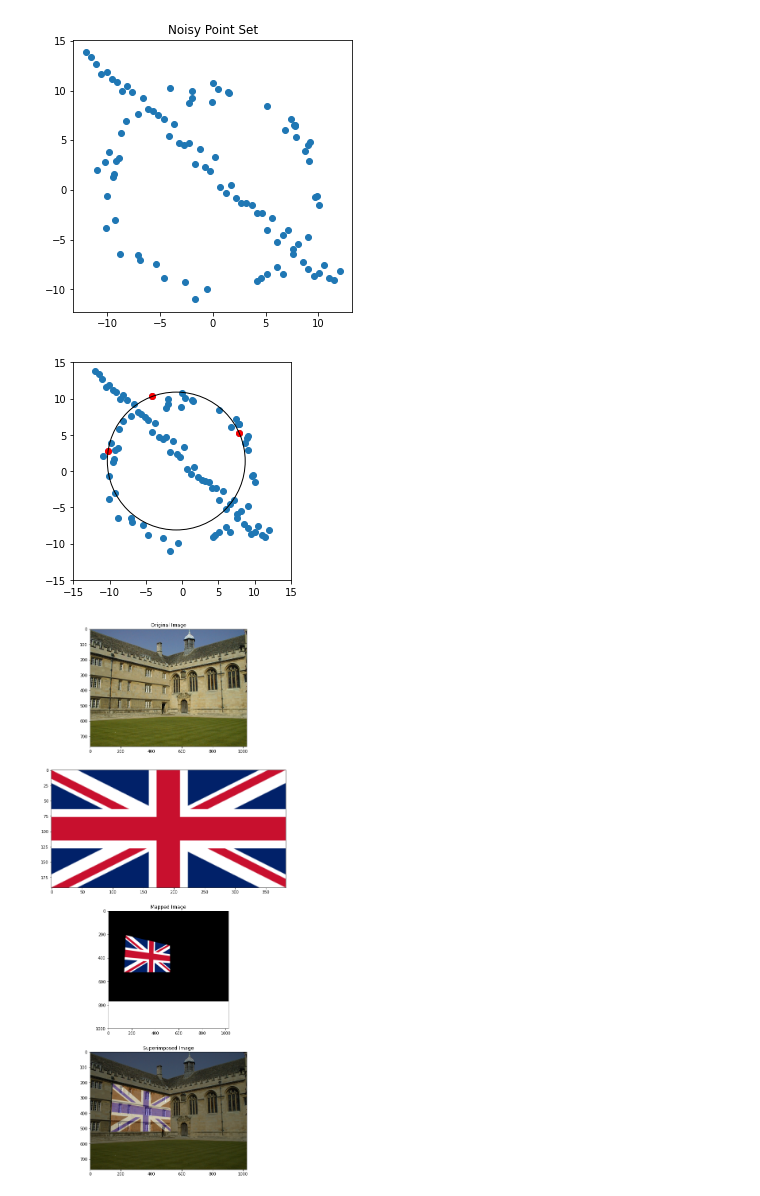
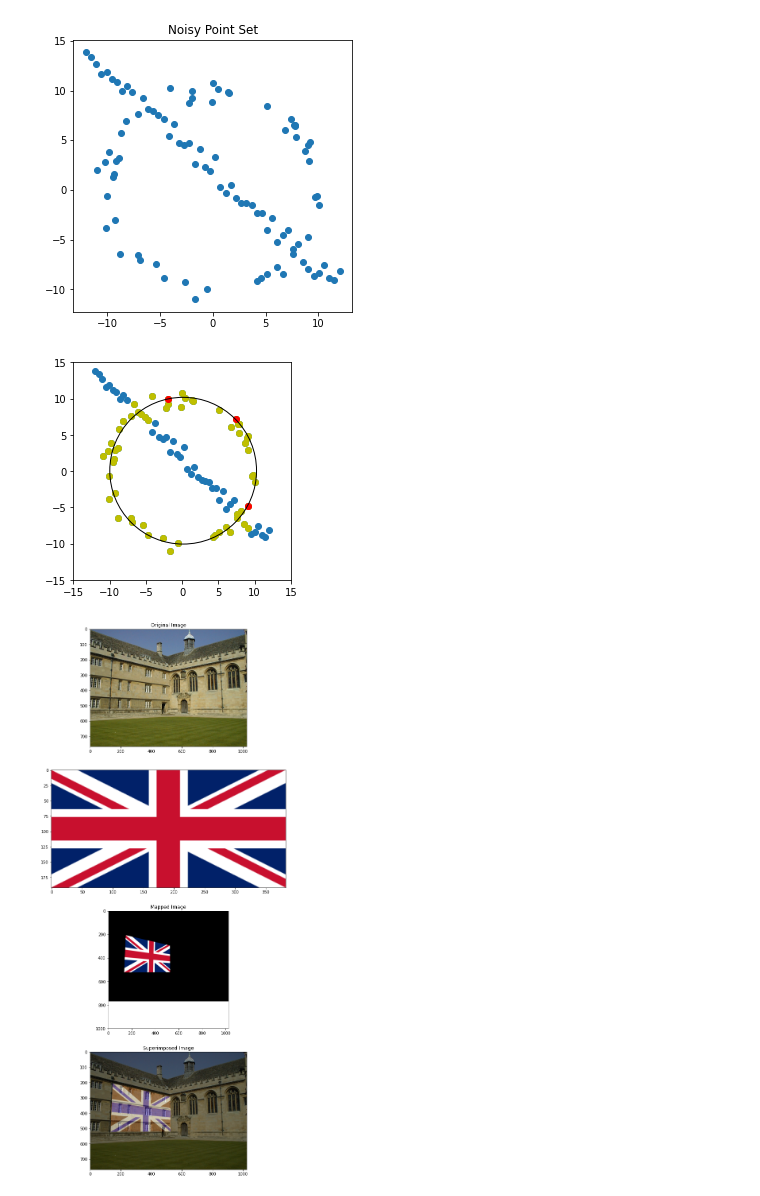
Before and after one commit to DilshiTP/Image-Processing, a Jupyter notebook: Assignments/190626H-Assignment_2.ipynb, the cells around one changed output. Drawn from its saved outputs; the diff is of its cells as text; code cells hidden in the pictures.

```diff
--- a/Assignments/190626H-Assignment_2.ipynb
+++ b/Assignments/190626H-Assignment_2.ipynb
@@ -50,39 +50,46 @@ e = 0.5
 s = 3
 N = np.log10(1-p)/np.log10(1-(1-e)**s)
 max_k = 0
-for i in range(int(N)):
+for i in range(int(N)+1):
     ind1 = np.random.randint(0, 2*half_n)
     ind2 = np.random.randint(0, 2*half_n)
     ind3 = np.random.randint(0, 2*half_n)
     c_1 = [X[..., 0][ind1], X[..., 1][ind1]]
     c_2 = [X[..., 0][ind2], X[..., 1][ind2]]
     c_3 = [X[..., 0][ind3], X[..., 1][ind3]]
     cen, rad = circle(c_1, c_2, c_3)
     k = 0
-    for i in range(half_n):
+    inliers = []
+    for i in range(2*half_n):
         a, b = X[..., 0][i], X[..., 1][i]
         if cen is None: continue
         dis2 = np.sqrt((a-cen[0])**2 + (b - cen[1])**2)
         r = rad
         if r-t_ < dis2 < r + t_:
             k+=1
-    if max_k < k:
+            inliers.append([a, b])
+    if max_k < k and rad < 12:
         max_k = k
         f_c1, f_c2, f_c3 = c_1, c_2, c_3
         f_cen, f_rad = cen, rad
+        f_inlier = inliers
+    if k > 61:
+        print("kk", k)
+        break
 
-
+f_inlier = np.array(f_inlier)
 circle=plt.Circle(f_cen,f_rad, fill = False)
 fig, ax = plt.subplots()
 ax.add_patch(circle)
 ax.set_xlim([-15, 15])
 ax.set_ylim([-15, 15])
 ax.set_aspect('equal')
-plt.scatter(X[..., 0], X[..., 1] )
+plt.scatter(X[..., 0], X[..., 1])
+plt.scatter(f_inlier[..., 0], f_inlier[..., 1], color='y')
 plt.scatter(np.array((f_c1, f_c2, f_c3))[..., 0], np.array((f_c1, f_c2, f_c3))[..., 1], color = 'r')
 plt.show()
 # %% [output]
-[figure, old version]
+[figure, new version]
 # %%
 #Question_2
 import cv2 as cv
```
